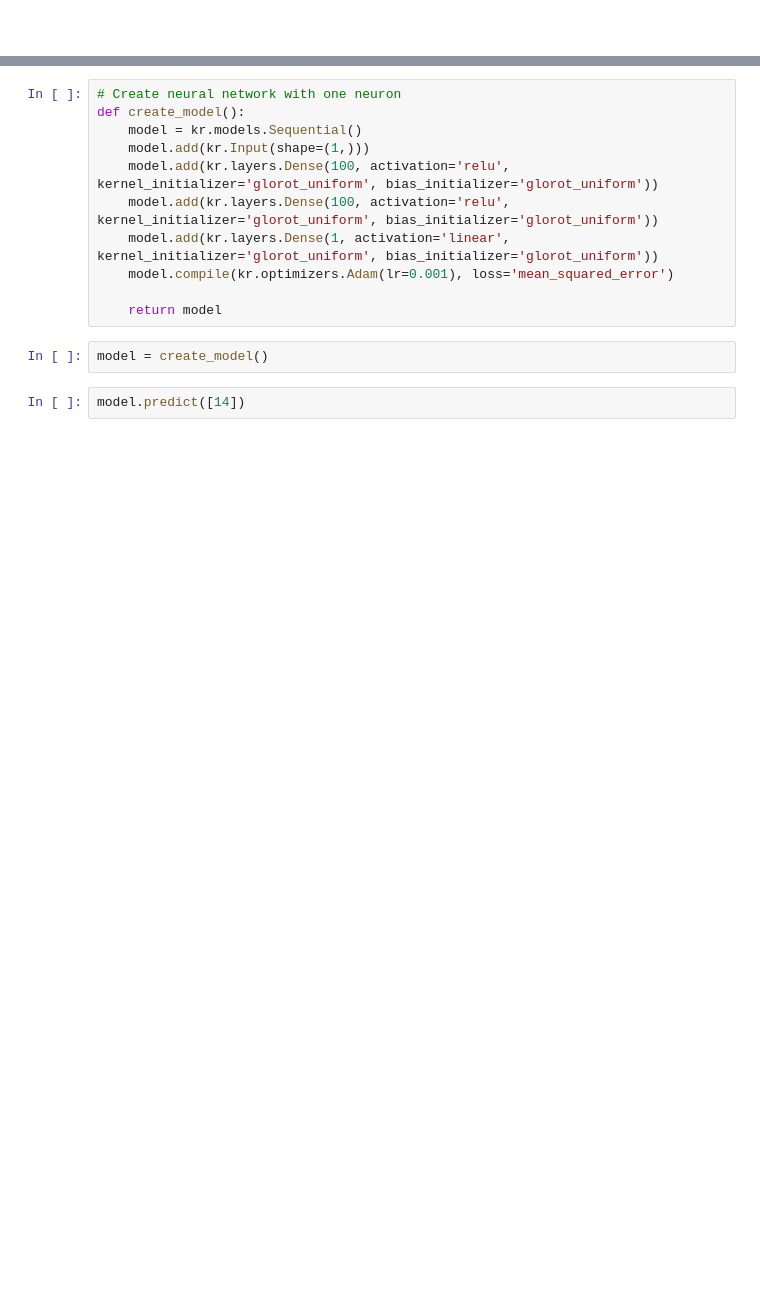
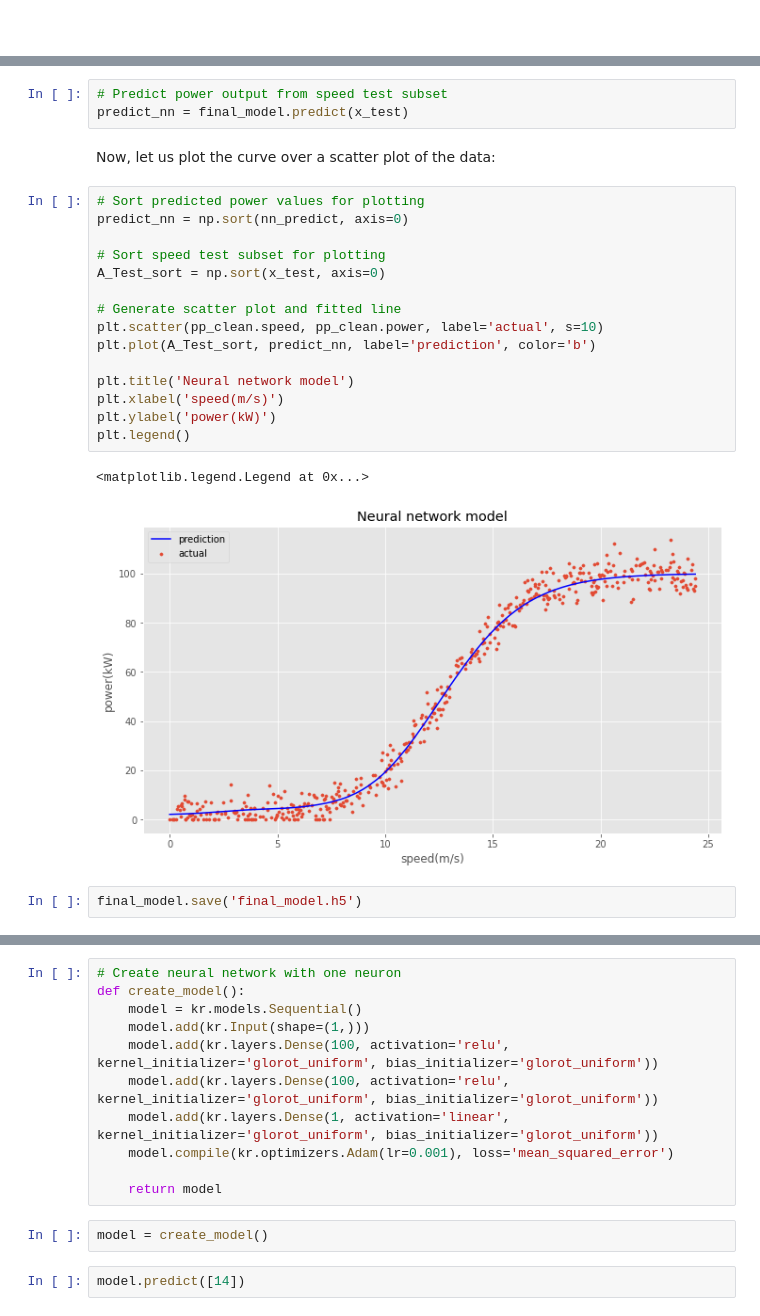
Before and after one commit to colm-o-caoimh/MachineLearning, a Jupyter notebook: mls_project2020.ipynb, the cells around one changed output, grey strips where cells are left out. Saved outputs shown, nothing was run; the diff lists cells and outputs as text; blank space fills up the shorter version.

Commit message:
k-fold cross validation implemented; final model created and saved; some final additions to be made

```diff
--- a/mls_project2020.ipynb
+++ b/mls_project2020.ipynb
@@ -586,0 +777,25 @@ $$MSE = \frac{1}{n}\sum_{i=1}^{n}(predicted - observed)^2$$
+# %%
+# Predict power output from speed test subset
+predict_nn = final_model.predict(x_test)
+# %% [markdown]
+Now, let us plot the curve over a scatter plot of the data:
+# %%
+# Sort predicted power values for plotting
+predict_nn = np.sort(nn_predict, axis=0)
+
+# Sort speed test subset for plotting
+A_Test_sort = np.sort(x_test, axis=0)
+
+# Generate scatter plot and fitted line
+plt.scatter(pp_clean.speed, pp_clean.power, label='actual', s=10)
+plt.plot(A_Test_sort, predict_nn, label='prediction', color='b')
+
+plt.title('Neural network model')
+plt.xlabel('speed(m/s)')
+plt.ylabel('power(kW)')
+plt.legend()
+# %% [output]
+<matplotlib.legend.Legend at 0x...>
+[figure, added]
+# %%
+final_model.save('final_model.h5')
```
Also changed, not shown: parts of 55 cells of this notebook, 1 other file.
